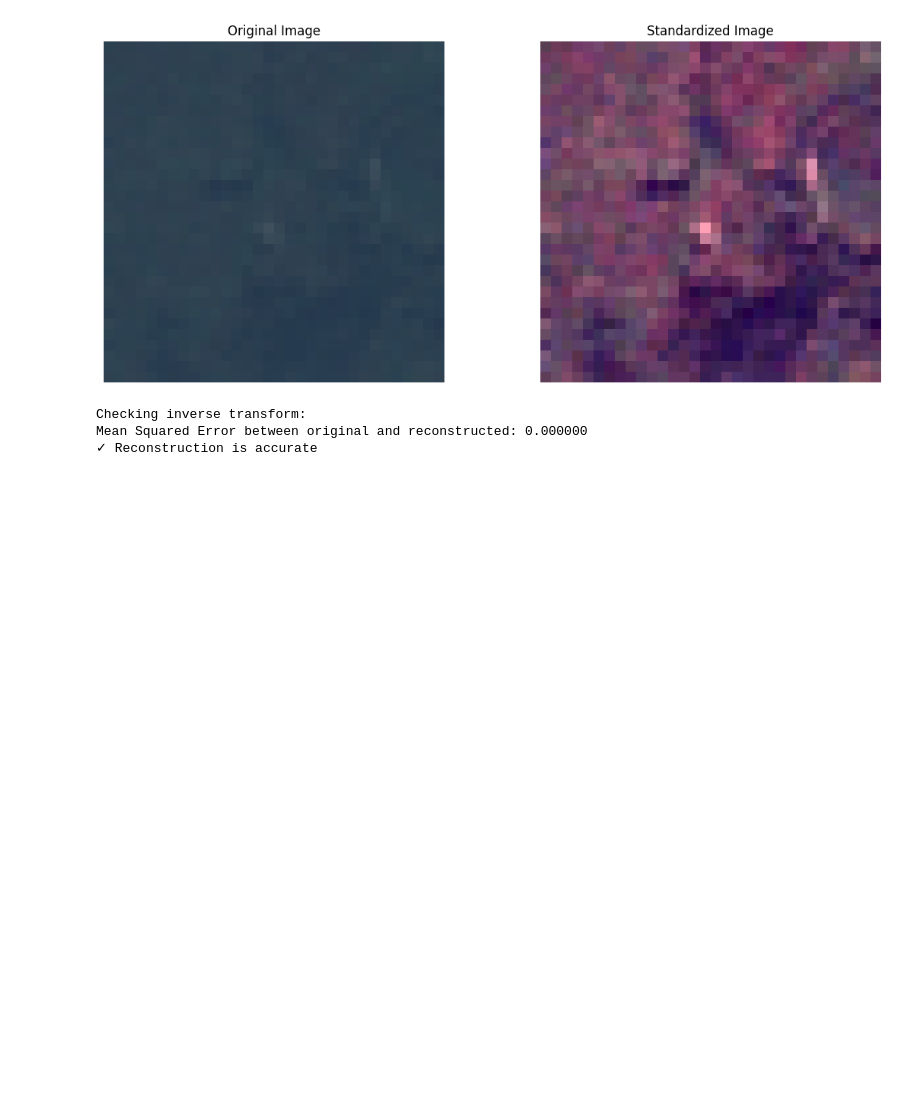
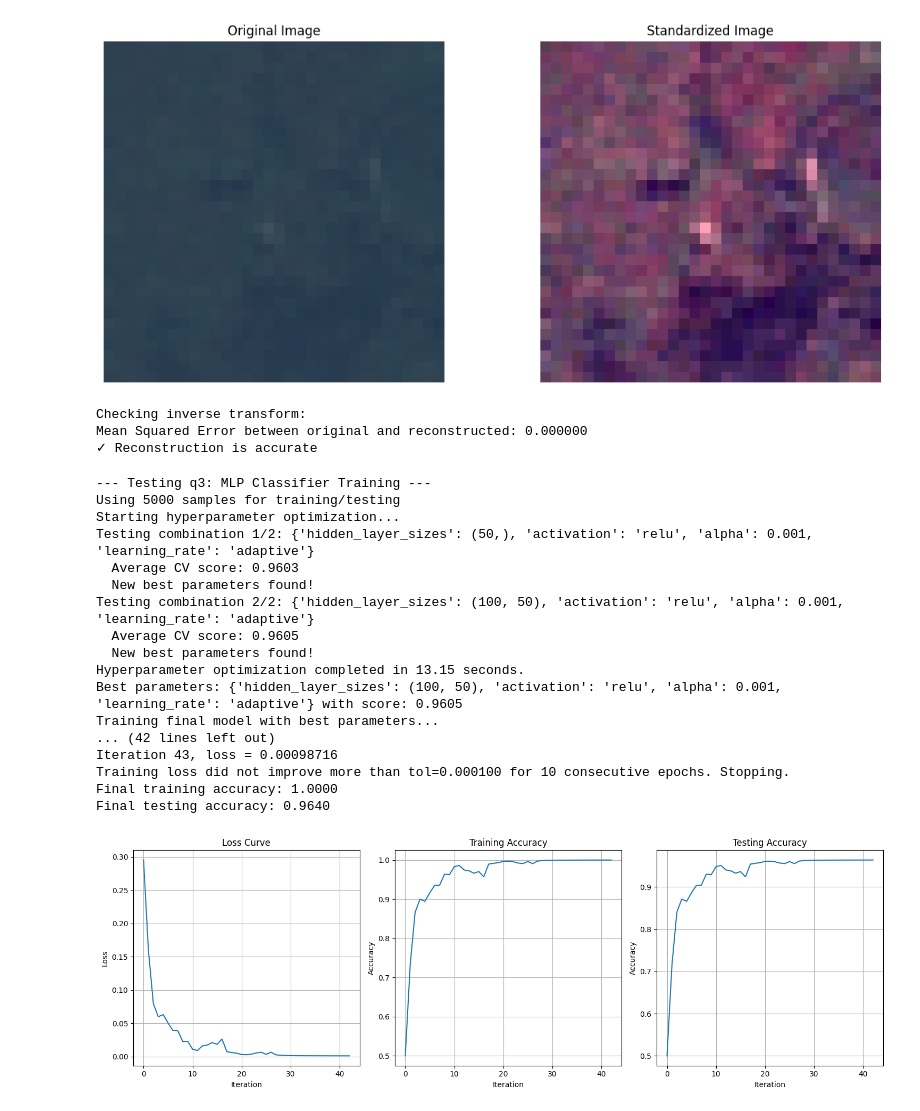
Before and after one commit to AlButler24/DMML, a Jupyter notebook: F129144_COC131_CW.ipynb, the cells around one changed output. Cells and saved outputs as stored; diff of their text form; code cells hidden in the pictures; blank space fills up the shorter version.

Commit message:
Q3 Code & Test & Q4 iteration 1

```diff
--- a/F129144_COC131_CW.ipynb
+++ b/F129144_COC131_CW.ipynb
@@ -140,3 +140,81 @@ Standardized data std: 2.5000
 Checking inverse transform:
 Mean Squared Error between original and reconstructed: 0.000000
 ✓ Reconstruction is accurate
+# %%
+# Test q3: Build and evaluate an MLP Classifier
+print("\n--- Testing q3: MLP Classifier Training ---")
+
+# If you want to reduce computation time, you can use a smaller subset of data
+subset_size = 5000  # Adjust based on your computational resources
+coc_instance.x = coc_instance.x[:subset_size]
+coc_instance.y = coc_instance.y[:subset_size]
+print(f"Using {len(coc_instance.x)} samples for training/testing")
+
+# Define a smaller hyperparameter grid for testing
+test_hyperparam = {
+    'hidden_layer_sizes': [(50,), (100, 50)],
+    'activation': ['relu'],
+    'alpha': [0.001],
+    'learning_rate': ['adaptive']
+}
+
+# Run the q3 function with our test hyperparameters
+model, loss_history, train_acc_history, test_acc_history = coc_instance.q3(
+    test_size=0.2,
+    hyperparam=test_hyperparam
+)
+
+# Visualize the training progress
+plt.figure(figsize=(15, 5))
+
+# Plot loss
+plt.subplot(1, 3, 1)
+plt.plot(loss_history)
+plt.title('Loss Curve')
+plt.xlabel('Iteration')
+plt.ylabel('Loss')
+plt.grid(True)
+
+# Plot training accuracy
+plt.subplot(1, 3, 2)
+plt.plot(train_acc_history)
+plt.title('Training Accuracy')
+plt.xlabel('Iteration')
+plt.ylabel('Accuracy')
+plt.grid(True)
+
+# Plot testing accuracy
+plt.subplot(1, 3, 3)
+plt.plot(test_acc_history)
+plt.title('Testing Accuracy')
+plt.xlabel('Iteration')
+plt.ylabel('Accuracy')
+plt.grid(True)
+
+plt.tight_layout()
+plt.show()
+
+# Print the best hyperparameters found
+print("\nBest hyperparameters:")
+for param, value in model.get_params().items():
+    if param in test_hyperparam:
+        print(f"{param}: {value}")
+# %% [output]
+--- Testing q3: MLP Classifier Training ---
+Using 5000 samples for training/testing
+Starting hyperparameter optimization...
+Testing combination 1/2: {'hidden_layer_sizes': (50,), 'activation': 'relu', 'alpha': 0.001, 'learning_rate': 'adaptive'}
+  Average CV score: 0.9603
+  New best parameters found!
+Testing combination 2/2: {'hidden_layer_sizes': (100, 50), 'activation': 'relu', 'alpha': 0.001, 'learning_rate': 'adaptive'}
+  Average CV score: 0.9605
+  New best parameters found!
+Hyperparameter optimization completed in 13.15 seconds.
+Best parameters: {'hidden_layer_sizes': (100, 50), 'activation': 'relu', 'alpha': 0.001, 'learning_rate': 'adaptive'} with score: 0.9605
+Training final model with best parameters...
+... (42 lines left out)
+Iteration 43, loss = 0.00098716
+Training loss did not improve more than tol=0.000100 for 10 consecutive epochs. Stopping.
+Final training accuracy: 1.0000
+Final testing accuracy: 0.9640
+[figure, added]
```
Also changed, not shown: parts of 1 cell of this notebook, 1 other file.
